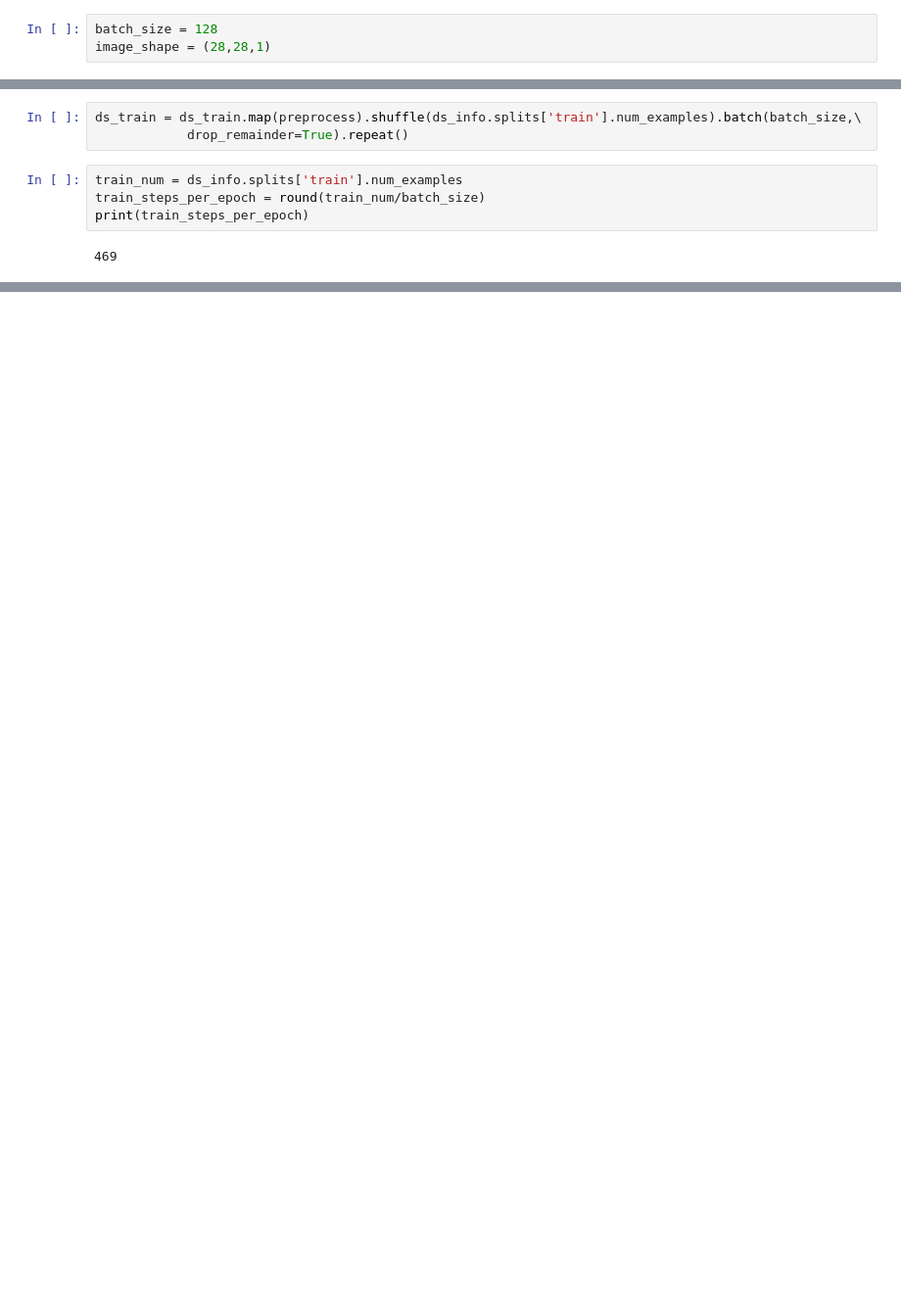
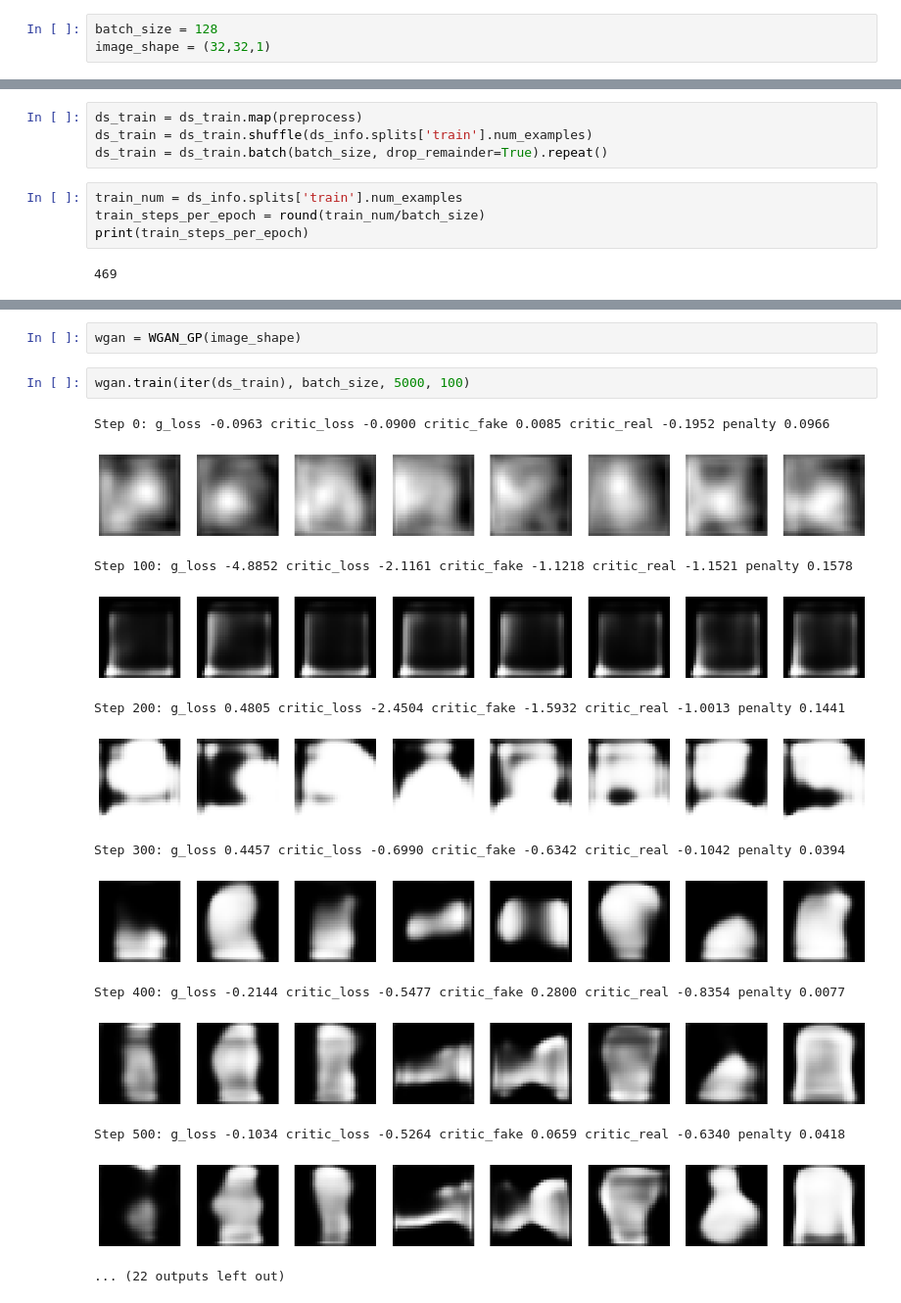
Before and after one commit to xinnnix/python_practice, a Jupyter notebook: HandsOnImageGenerationWithTensorflow/wgan_gp_fashion_mnist.ipynb, the cells around one changed output, grey strips where cells are left out. Shown: that part at 98% size. Saved outputs shown, nothing was run; the diff lists cells and outputs as text; blank space fills up the shorter version.

```diff
--- a/HandsOnImageGenerationWithTensorflow/wgan_gp_fashion_mnist.ipynb
+++ b/HandsOnImageGenerationWithTensorflow/wgan_gp_fashion_mnist.ipynb
@@ -16,7 +42,7 @@ fig = tfds.show_examples(ds_train, ds_info)
 [figure]
 # %%
 batch_size = 128
-image_shape = (28,28,1)
+image_shape = (32,32,1)
 # %%
 def preprocess(features):
     image = tf.image.resize(features['image'], image_shape[:2])
@@ -24,8 +50,9 @@ def preprocess(features):
     image = (image - 127.5) / 127.5
     return image
 # %%
-ds_train = ds_train.map(preprocess).shuffle(ds_info.splits['train'].num_examples).batch(batch_size,\
-            drop_remainder=True).repeat()
+ds_train = ds_train.map(preprocess)
+ds_train = ds_train.shuffle(ds_info.splits['train'].num_examples)
+ds_train = ds_train.batch(batch_size, drop_remainder=True).repeat()
 # %%
 train_num = ds_info.splits['train'].num_examples
 train_steps_per_epoch = round(train_num/batch_size)
@@ -93,0 +220,18 @@ class WGAN_GP():
+# %%
+wgan = WGAN_GP(image_shape)
+# %%
+wgan.train(iter(ds_train), batch_size, 5000, 100)
+# %% [output]
+Step 0: g_loss -0.0963 critic_loss -0.0900 critic_fake 0.0085 critic_real -0.1952 penalty 0.0966
+[figure, added]
+Step 100: g_loss -4.8852 critic_loss -2.1161 critic_fake -1.1218 critic_real -1.1521 penalty 0.1578
+[figure, added]
+Step 200: g_loss 0.4805 critic_loss -2.4504 critic_fake -1.5932 critic_real -1.0013 penalty 0.1441
+[figure, added]
+Step 300: g_loss 0.4457 critic_loss -0.6990 critic_fake -0.6342 critic_real -0.1042 penalty 0.0394
+[figure, added]
+Step 400: g_loss -0.2144 critic_loss -0.5477 critic_fake 0.2800 critic_real -0.8354 penalty 0.0077
+[figure, added]
+Step 500: g_loss -0.1034 critic_loss -0.5264 critic_fake 0.0659 critic_real -0.6340 penalty 0.0418
+[figure, added]
+... (22 outputs left out)
```
Also changed, not shown: parts of 8 cells of this notebook, 3 other files.
